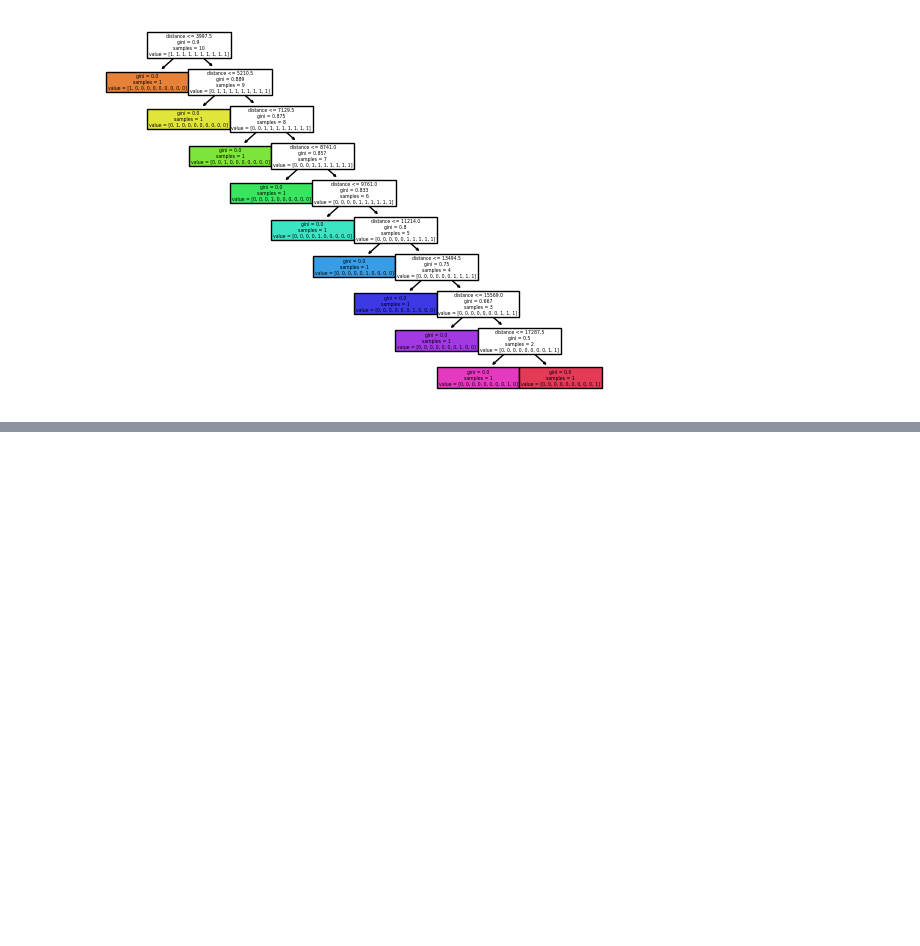
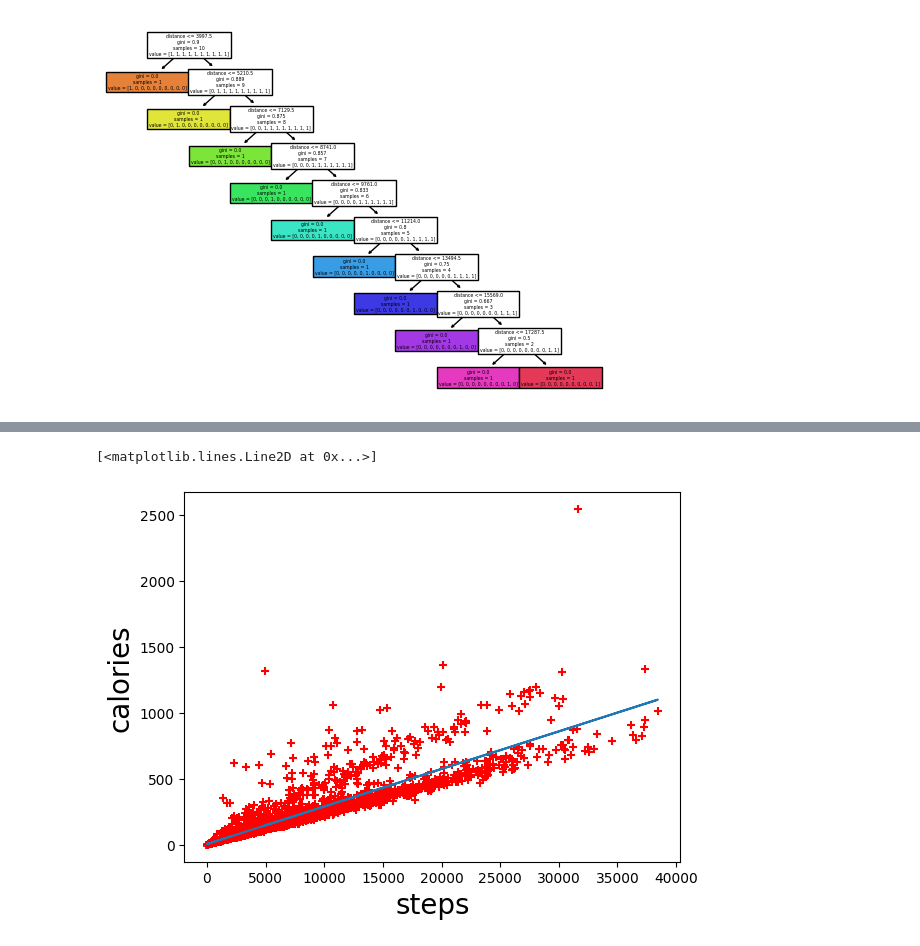
Before and after one commit to sagarpuniyani/Deep-learning, a Jupyter notebook: linearreg3.ipynb, the cells around one changed output, grey strips where cells are left out. Saved outputs shown, nothing was run; the diff lists cells and outputs as text; code cells hidden in the pictures; blank space fills up the shorter version.

Commit message:
Linear line is added in the model

```diff
--- a/linearreg3.ipynb
+++ b/linearreg3.ipynb
@@ -213,0 +222,9 @@ print(np.sqrt(metrics.mean_squared_error(y_test,predictions)))
+# %%
+%matplotlib inline
+plt.xlabel('steps'  , fontsize=20)
+plt.ylabel('calories' , fontsize=20)
+plt.scatter(df['steps'] , df['calories'] , color='red' , marker='+')
+plt.plot(df['steps']  , lm.predict(df[['steps']]))
+# %% [output]
+[<matplotlib.lines.Line2D at 0x...>]
+[figure, added]
```
Also changed, not shown: parts of 6 cells of this notebook.
